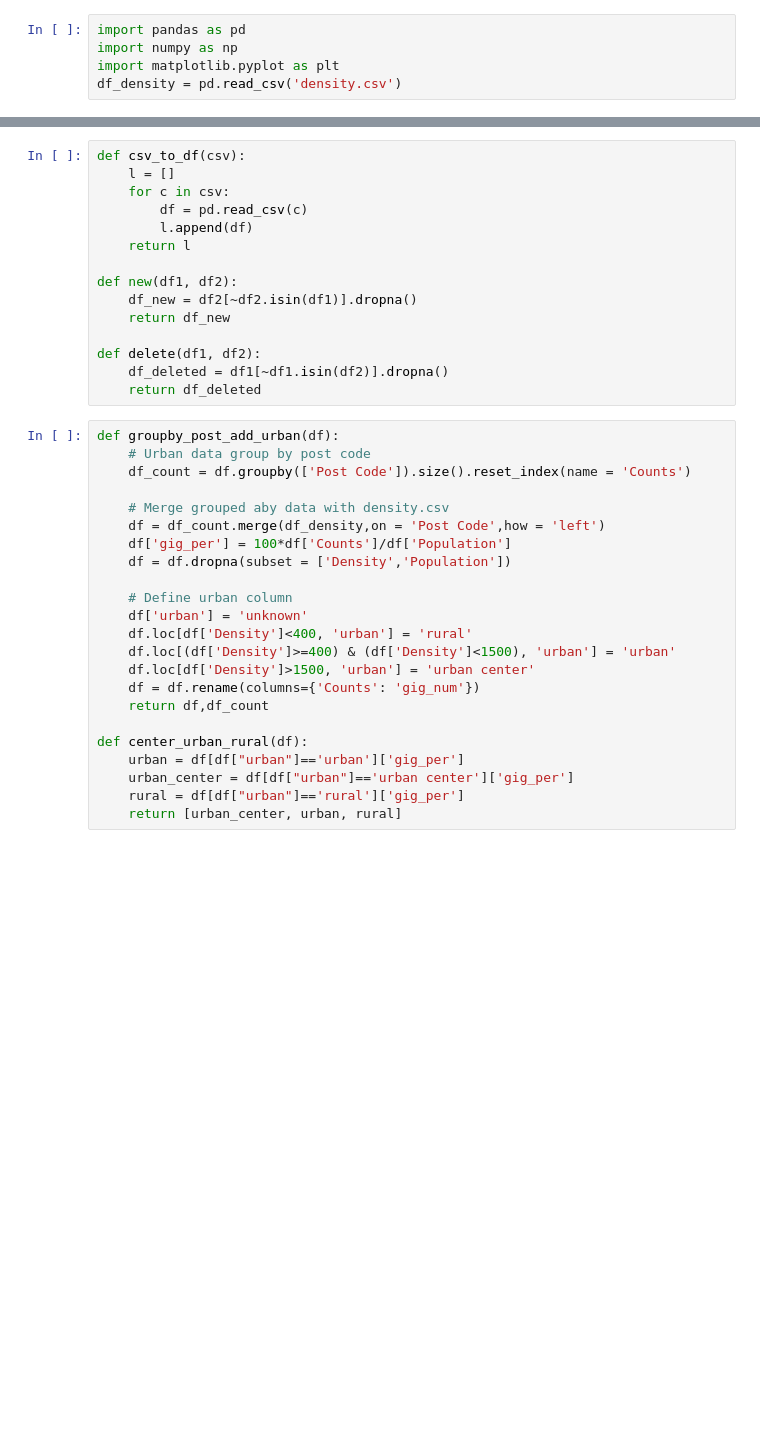
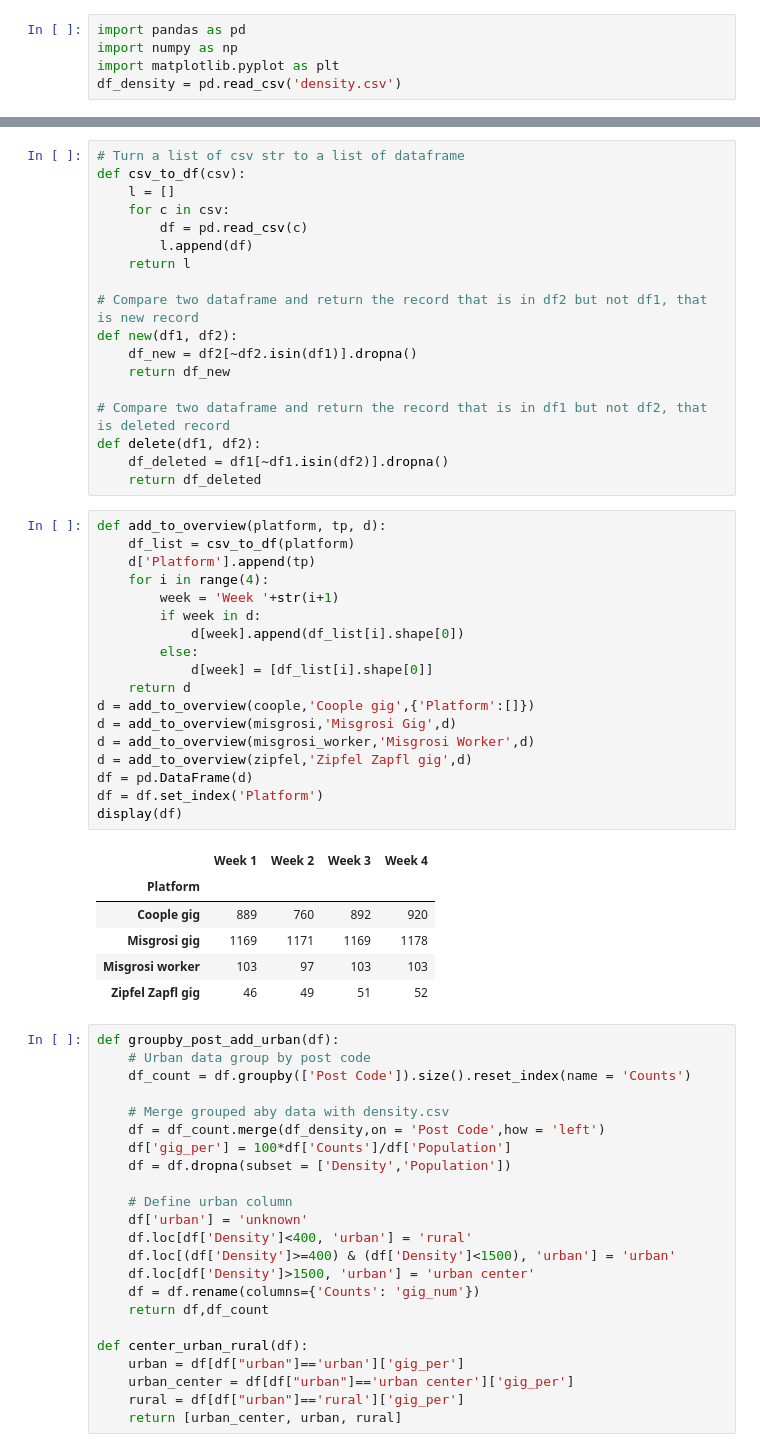
Before and after one commit to sy-guan/master-project-online-staffing, a Jupyter notebook: new_gig.ipynb, the cells around one changed output, grey strips where cells are left out. Saved outputs shown, nothing was run; the diff lists cells and outputs as text; blank space fills up the shorter version.

```diff
--- a/new_gig.ipynb
+++ b/new_gig.ipynb
@@ -6,4 +11,5 @@ df_density = pd.read_csv('density.csv')
 # %%
+# Turn a list of csv str to a list of dataframe
 def csv_to_df(csv):
     l = []
     for c in csv:
@@ -11,13 +17,40 @@ def csv_to_df(csv):
         l.append(df)
     return l
 
+# Compare two dataframe and return the record that is in df2 but not df1, that is new record
 def new(df1, df2):
     df_new = df2[~df2.isin(df1)].dropna()
     return df_new
 
+# Compare two dataframe and return the record that is in df1 but not df2, that is deleted record
 def delete(df1, df2):
     df_deleted = df1[~df1.isin(df2)].dropna()
     return df_deleted
+# %%
+def add_to_overview(platform, tp, d):
+    df_list = csv_to_df(platform)
+    d['Platform'].append(tp)
+    for i in range(4):
+        week = 'Week '+str(i+1)
+        if week in d:
+            d[week].append(df_list[i].shape[0])
+        else:
+            d[week] = [df_list[i].shape[0]]
+    return d
+d = add_to_overview(coople,'Coople gig',{'Platform':[]})
+d = add_to_overview(misgrosi,'Misgrosi Gig',d)
+d = add_to_overview(misgrosi_worker,'Misgrosi Worker',d)
+d = add_to_overview(zipfel,'Zipfel Zapfl gig',d)
+df = pd.DataFrame(d)
+df = df.set_index('Platform')
+display(df)
+# %% [output]
+|  | Week 1 | Week 2 | Week 3 | Week 4 |
+| Platform |  |  |  |  |
+| Coople gig | 889 | 760 | 892 | 920 |
+| Misgrosi gig | 1169 | 1171 | 1169 | 1178 |
+| Misgrosi worker | 103 | 97 | 103 | 103 |
+| Zipfel Zapfl gig | 46 | 49 | 51 | 52 |
 # %%
 def groupby_post_add_urban(df):
     # Urban data group by post code
```
Also changed, not shown: parts of 12 cells of this notebook.
